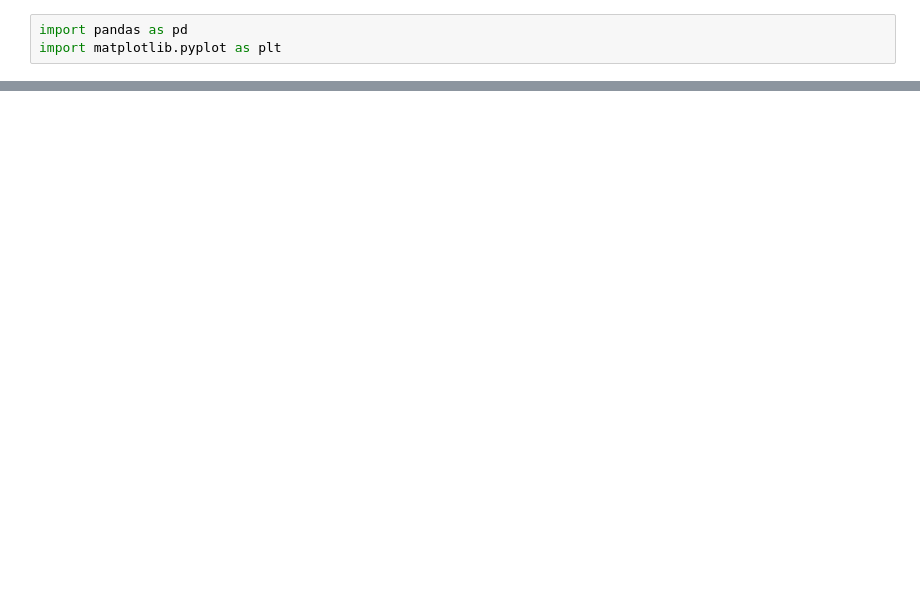
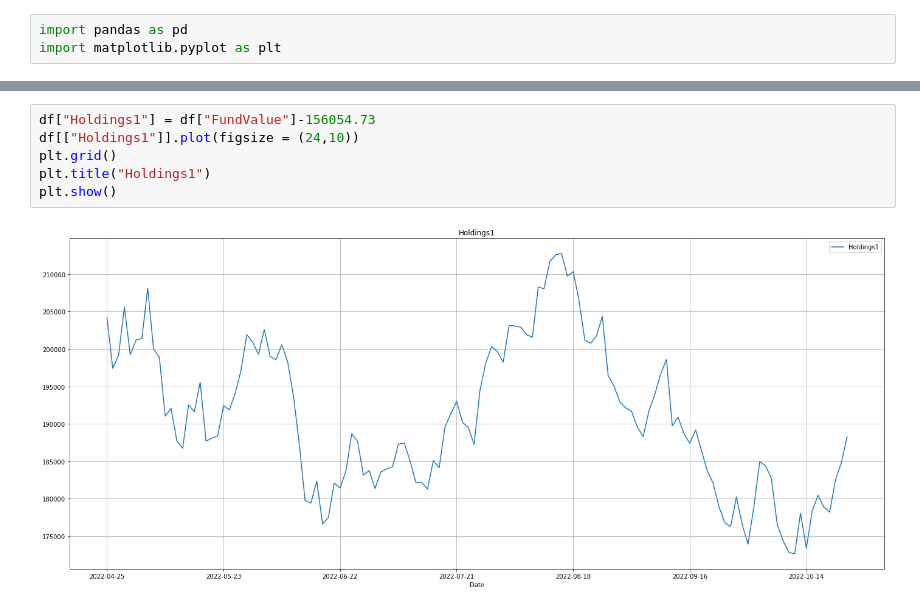
Before and after one commit to CUQuants/LITG_Dashboard, a Jupyter notebook: plot.ipynb, the cells around one changed output, grey strips where cells are left out. Cells and saved outputs as stored; diff of their text form; blank space fills up the shorter version.

```diff
--- a/plot.ipynb
+++ b/plot.ipynb
@@ -15,3 +15,11 @@ df.head()
+# %%
+df["Holdings1"] = df["FundValue"]-156054.73
+df[["Holdings1"]].plot(figsize = (24,10))
+plt.grid()
+plt.title("Holdings1")
+plt.show()
+# %% [output]
+[figure, added]
 # %%
 df[["FundValue"]].plot(figsize = (24,10))
 plt.grid()
```
Also changed, not shown: parts of 4 cells of this notebook.
